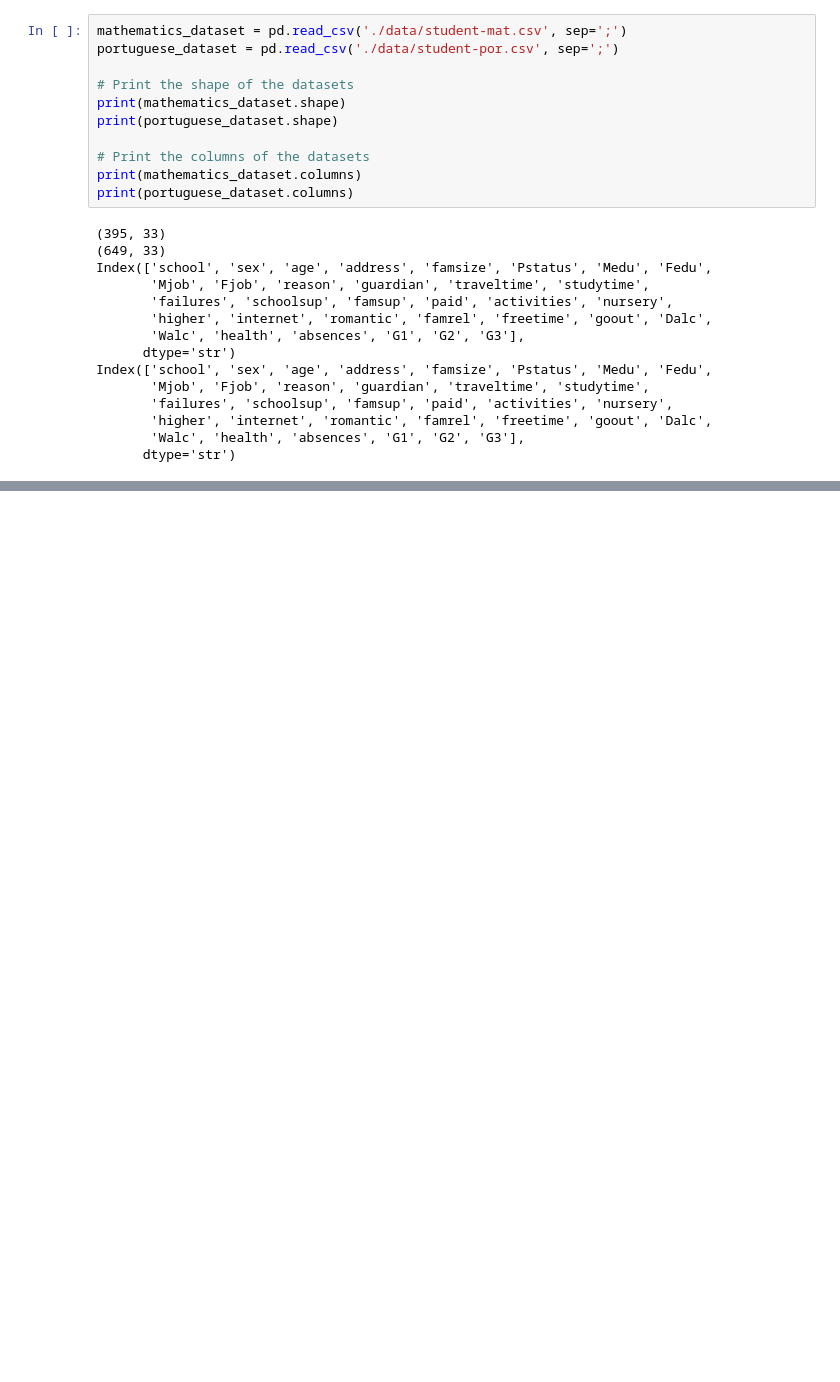
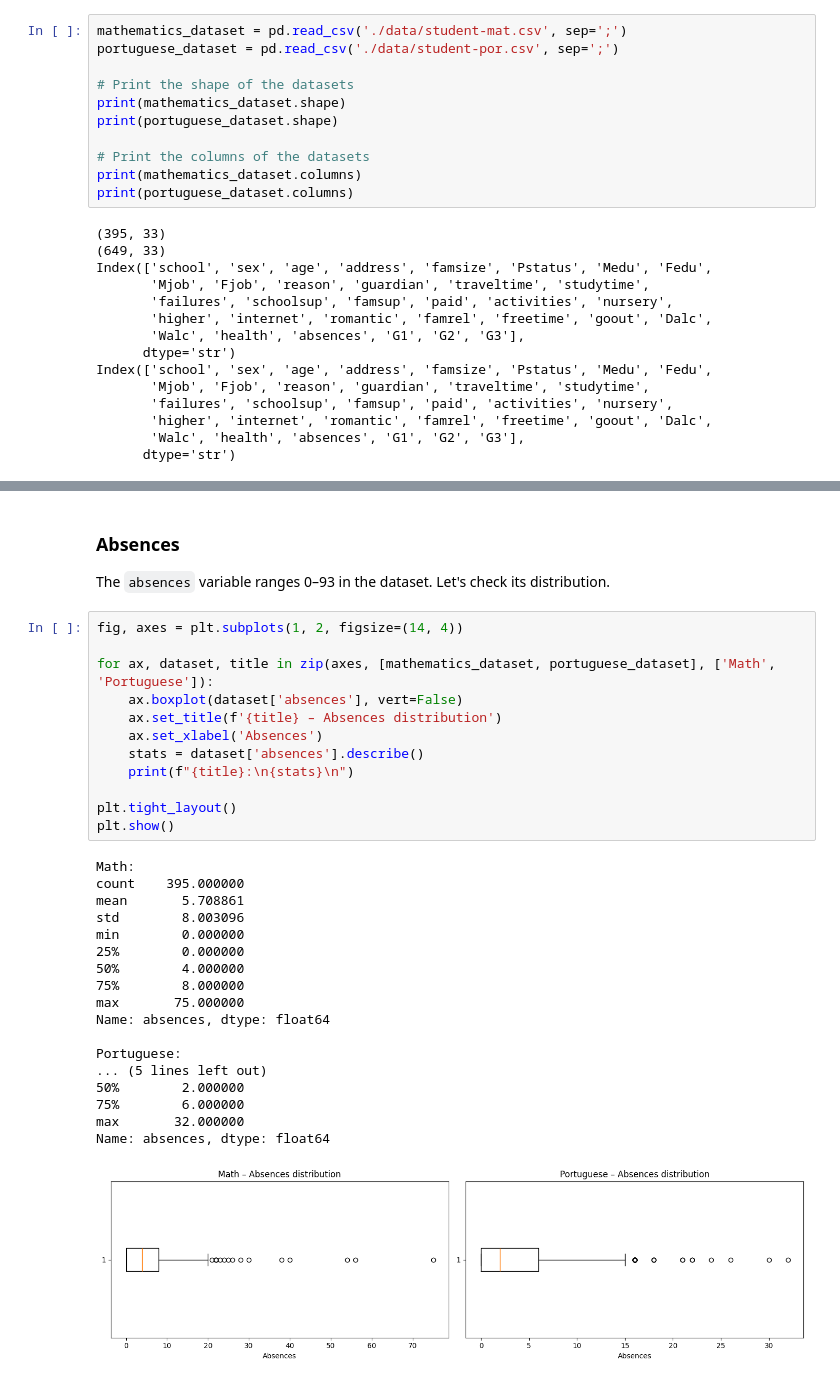
Before and after one commit to bosh99/ml-academic-performance, a Jupyter notebook: data_processing.ipynb, the cells around one changed output, grey strips where cells are left out. Drawn from its saved outputs; the diff is of its cells as text; blank space fills up the shorter version.

```diff
--- a/data_processing.ipynb
+++ b/data_processing.ipynb
@@ -79,0 +177,34 @@ Index(['school', 'sex', 'age', 'address', 'famsize', 'Pstatus', 'Medu', 'Fedu',
+# %% [markdown]
+### Absences
+The `absences` variable ranges 0–93 in the dataset. Let's check its distribution.
+# %%
+fig, axes = plt.subplots(1, 2, figsize=(14, 4))
+
+for ax, dataset, title in zip(axes, [mathematics_dataset, portuguese_dataset], ['Math', 'Portuguese']):
+    ax.boxplot(dataset['absences'], vert=False)
+    ax.set_title(f'{title} – Absences distribution')
+    ax.set_xlabel('Absences')
+    stats = dataset['absences'].describe()
+    print(f"{title}:\n{stats}\n")
+
+plt.tight_layout()
+plt.show()
+# %% [output]
+Math:
+count    395.000000
+mean       5.708861
+std        8.003096
+min        0.000000
+25%        0.000000
+50%        4.000000
+75%        8.000000
+max       75.000000
+Name: absences, dtype: float64
+
+Portuguese:
+... (5 lines left out)
+50%        2.000000
+75%        6.000000
+max       32.000000
+Name: absences, dtype: float64
+[figure, added]
```
Also changed, not shown: parts of 10 cells of this notebook, 2 other files.
